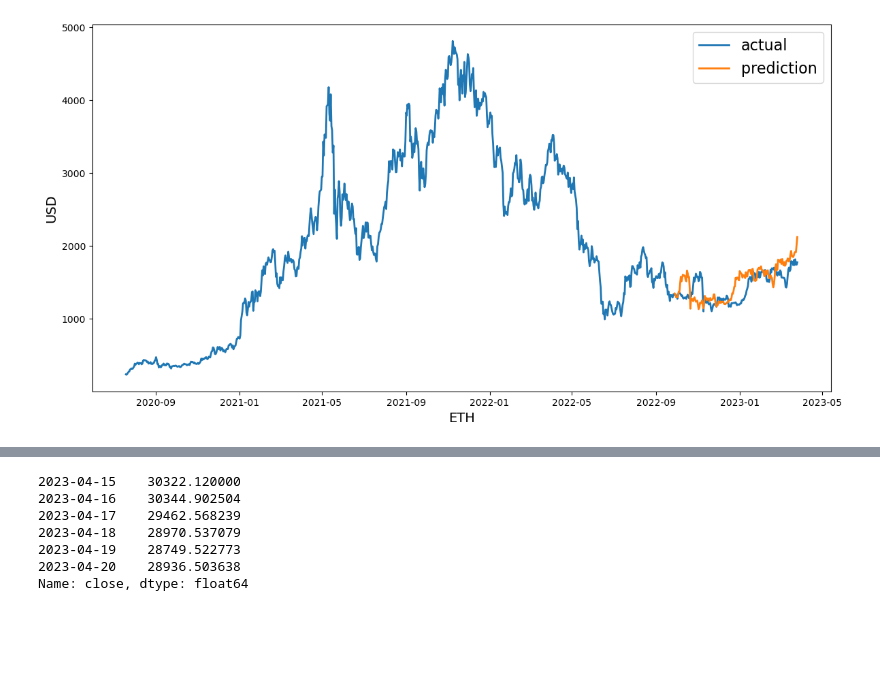
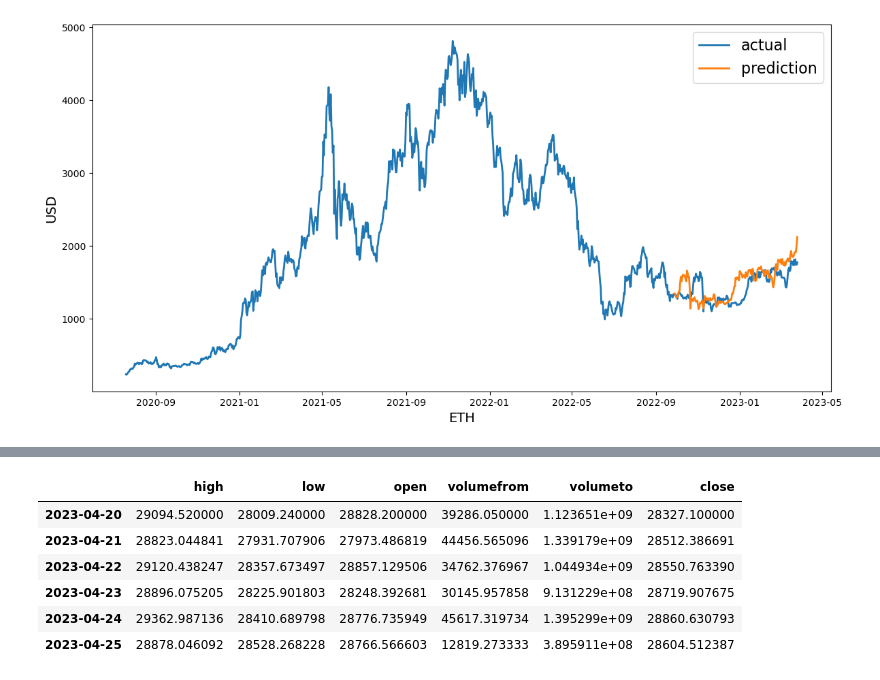
Before and after one commit to adityamaniar202/Crypto, a Jupyter notebook: Forecast.ipynb, the cells around one changed output, grey strips where cells are left out. Saved outputs shown, nothing was run; the diff lists cells and outputs as text; code cells hidden in the pictures; blank space fills up the shorter version.

```diff
--- a/Forecast.ipynb
+++ b/Forecast.ipynb
@@ -294,10 +294,10 @@ plt.show()
 # %%
-fore_data['close'][-6:]
+fore_data[-6:]
 # %% [output]
-2023-04-15    30322.120000
-2023-04-16    30344.902504
-2023-04-17    29462.568239
-2023-04-18    28970.537079
-2023-04-19    28749.522773
-2023-04-20    28936.503638
-Name: close, dtype: float64
+|  | high | low | open | volumefrom | volumeto | close |
+| 2023-04-20 | 29094.520000 | 28009.240000 | 28828.200000 | 39286.050000 | 1.123651e+09 | 28327.100000 |
+| 2023-04-21 | 28823.044841 | 27931.707906 | 27973.486819 | 44456.565096 | 1.339179e+09 | 28512.386691 |
+| 2023-04-22 | 29120.438247 | 28357.673497 | 28857.129506 | 34762.376967 | 1.044934e+09 | 28550.763390 |
+| 2023-04-23 | 28896.075205 | 28225.901803 | 28248.392681 | 30145.957858 | 9.131229e+08 | 28719.907675 |
+| 2023-04-24 | 29362.987136 | 28410.689798 | 28776.735949 | 45617.319734 | 1.395299e+09 | 28860.630793 |
+| 2023-04-25 | 28878.046092 | 28528.268228 | 28766.566603 | 12819.273333 | 3.895911e+08 | 28604.512387 |
```
Also changed, not shown: parts of 4 cells of this notebook, 1 other file.
